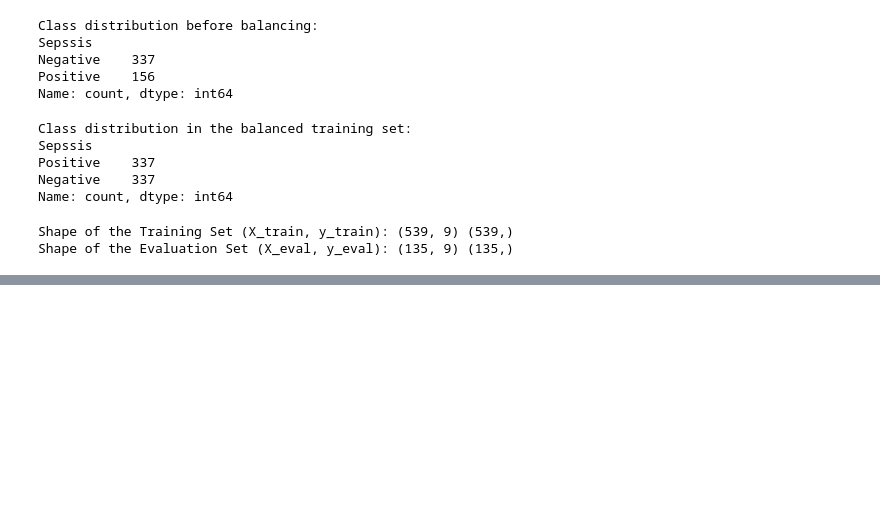
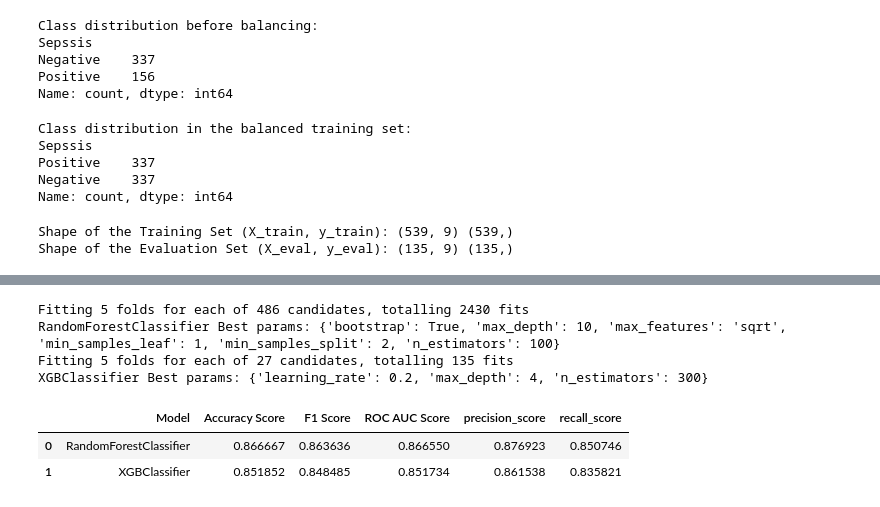
Before and after one commit to Samidirbsa/Career_Accelerator_P5-ML_API, a Jupyter notebook: Notebook.ipynb, the cells around one changed output, grey strips where cells are left out. Drawn from its saved outputs; the diff is of its cells as text; code cells hidden in the pictures; blank space fills up the shorter version.

```diff
--- a/Notebook.ipynb
+++ b/Notebook.ipynb
@@ -832,0 +1003,74 @@ y_eval_encoded = encoder.transform(y_eval)
+# %%
+# Define models
+rfc = RandomForestClassifier()
+xgb = XGBClassifier()
+
+# Define hyperparameter grids for each model
+
+rfc_params = {
+    'n_estimators': [100, 200, 300],
+    'max_depth': [None, 10, 20],
+    'min_samples_split': [2, 5, 10],
+    'min_samples_leaf': [1, 2, 4],
+    'max_features': ['auto', 'sqrt', 'log2'],
+    'bootstrap': [True, False]
+}
+
+xgb_params = {
+    'n_estimators': [100, 200, 300],
+    'learning_rate': [0.01, 0.1, 0.2],
+    'max_depth': [3, 4, 5]
+}
+# Create lists of models and their corresponding parameter grids
+models = [rfc, xgb]
+params = [rfc_params, xgb_params]
+
+ #Perform grid search for each model
+for model, param_grid in zip(models, params):
+    grid_cv = GridSearchCV(model, param_grid, scoring='f1', n_jobs=-1, verbose=2)
+    grid_cv.fit(X_train, y_train_encoded)
+
+    print(model.__class__.__name__, "Best params:", grid_cv.best_params_)
+# %% [output]
+Fitting 5 folds for each of 486 candidates, totalling 2430 fits
+RandomForestClassifier Best params: {'bootstrap': True, 'max_depth': 10, 'max_features': 'sqrt', 'min_samples_leaf': 1, 'min_samples_split': 2, 'n_estimators': 100}
+Fitting 5 folds for each of 27 candidates, totalling 135 fits
+XGBClassifier Best params: {'learning_rate': 0.2, 'max_depth': 4, 'n_estimators': 300}
+# %%
+# Final models:
+rfc = RandomForestClassifier(bootstrap=True, max_depth=None, max_features='log2', min_samples_leaf=1, min_samples_split=2, n_estimators=100)
+xgb = XGBClassifier(learning_rate=0.2, max_depth=5, n_estimators=300)
+
+models = [rfc,xgb]
+
+overral=pd.DataFrame(columns=["Model","Accuracy Score","F1 Score","ROC AUC Score","precision_score","recall_score"])
+for model in models:
+    # Create a pipeline with the preprocessor and the model
+    pipeline = Pipeline(steps=[
+        ('preprocessor', preprocessor),
+        ('model', model)
+
+    ])
+    pipeline.fit(X_train,y_train_encoded)
+    y_pred=pipeline.predict(X_eval)
+    acc=accuracy_score(y_eval_encoded,y_pred)
+    f1=f1_score(y_eval_encoded,y_pred)
+    roc=roc_auc_score(y_eval_encoded,y_pred)
+    pr=precision_score(y_eval_encoded,y_pred)
+    rc=recall_score(y_eval_encoded,y_pred)
+
+    overral=overral._append({"Model":model.__class__.__name__,
+                            "Accuracy Score":acc,
+                            "F1 Score":f1,
+                            "ROC AUC Score":roc,
+                            "precision_score":pr,
+                            "recall_score":rc},ignore_index=True)
+
+
+overral=overral.sort_values(by="Accuracy Score",ascending=False)
+overral=overral.style.background_gradient(cmap="Spectral")
+overral
+# %% [output]
+|  | Model | Accuracy Score | F1 Score | ROC AUC Score | precision_score | recall_score |
+| 0 | RandomForestClassifier | 0.866667 | 0.863636 | 0.866550 | 0.876923 | 0.850746 |
+| 1 | XGBClassifier | 0.851852 | 0.848485 | 0.851734 | 0.861538 | 0.835821 |
```
Also changed, not shown: parts of 13 cells of this notebook.
